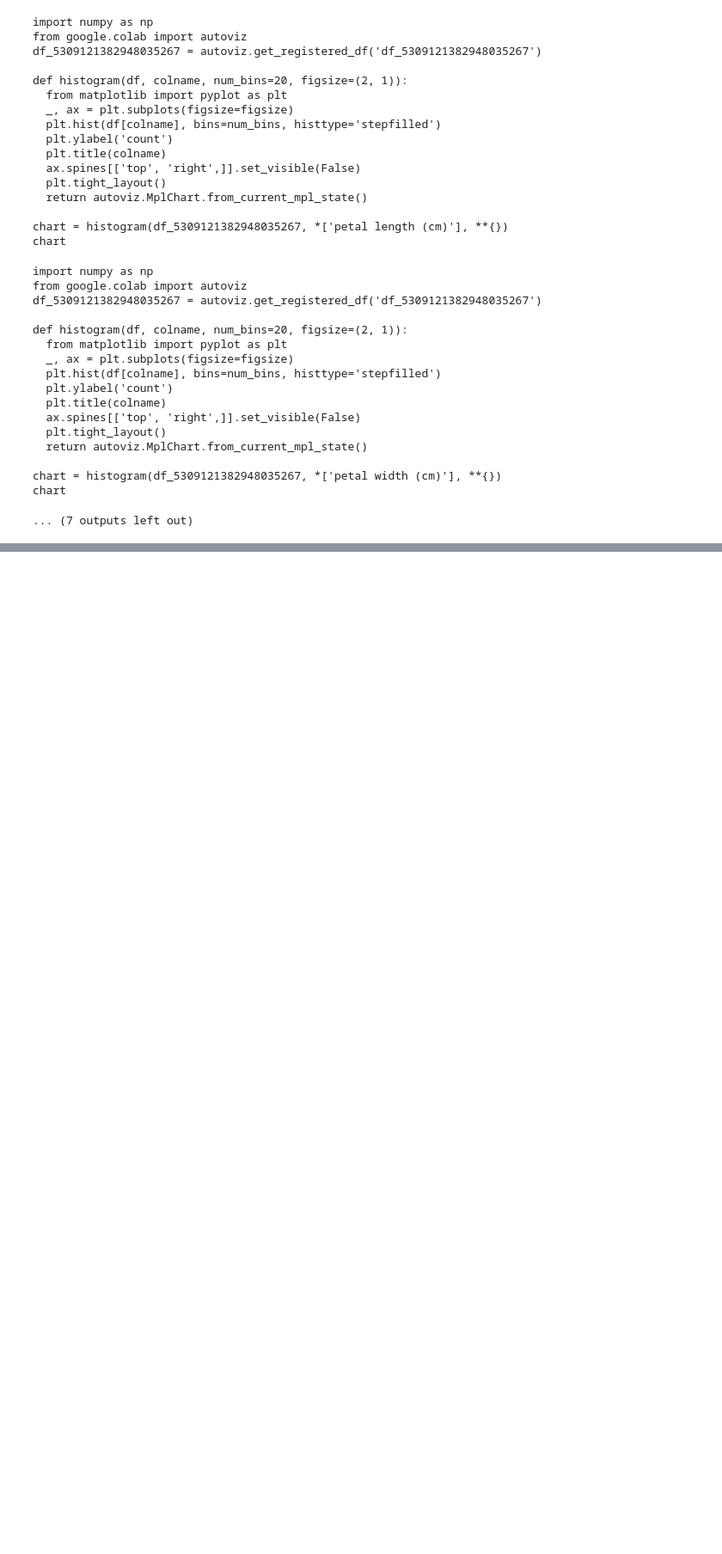
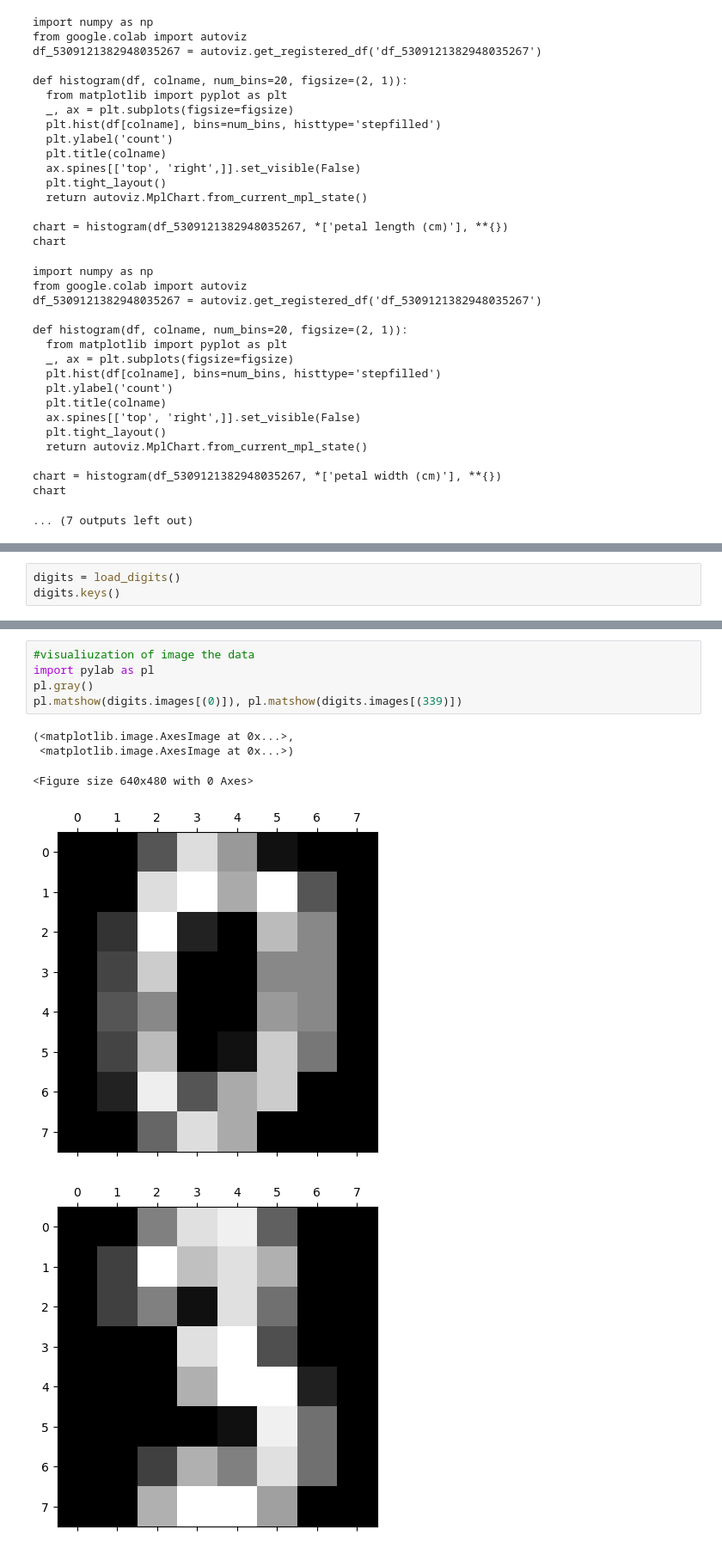
Before and after one commit to kelvincent/Machine-learning-documentation, a Jupyter notebook: Machine_learning_lesson_1.ipynb, the cells around one changed output, grey strips where cells are left out. Shown: that part at 86% size. Saved outputs shown, nothing was run; the diff lists cells and outputs as text; blank space fills up the shorter version.

```diff
--- a/Machine_learning_lesson_1.ipynb
+++ b/Machine_learning_lesson_1.ipynb
@@ -334,0 +339,3 @@ chart
+# %%
+digits = load_digits()
+digits.keys()
@@ -334,0 +400,11 @@ chart
+# %%
+#visualiuzation of image the data
+import pylab as pl
+pl.gray()
+pl.matshow(digits.images[(0)]), pl.matshow(digits.images[(339)])
+# %% [output]
+(<matplotlib.image.AxesImage at 0x...>,
+ <matplotlib.image.AxesImage at 0x...>)
+<Figure size 640x480 with 0 Axes>
+[figure, added]
+[figure, added]
```
Also changed, not shown: parts of 11 cells of this notebook.
